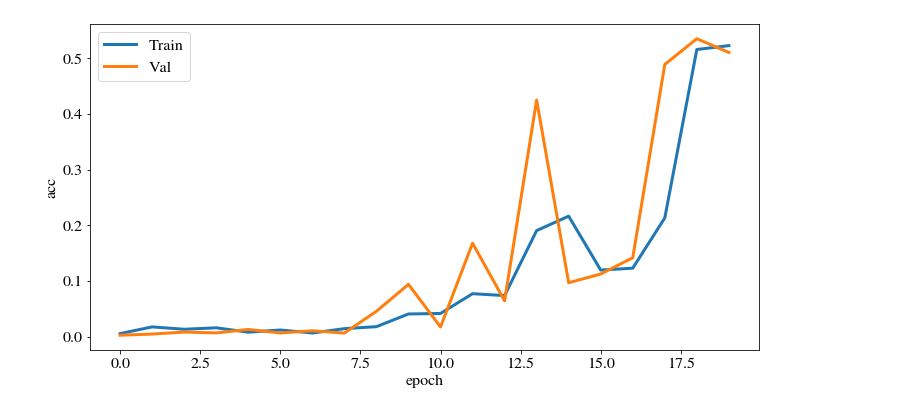
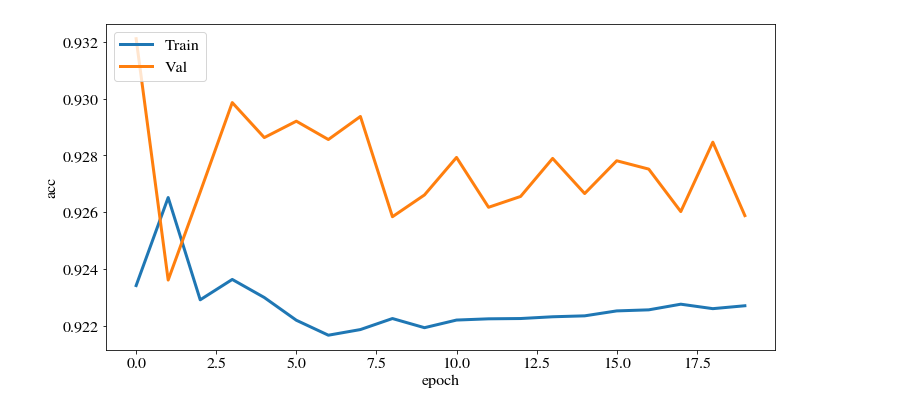
Before and after one commit to bdelorme/RainfallNowcasting, a Jupyter notebook: MovingMNIST/seq_convLSTM.ipynb, the cells around one changed output. Drawn from its saved outputs; the diff is of its cells as text; code cells hidden in the pictures.

```diff
--- a/MovingMNIST/seq_convLSTM.ipynb
+++ b/MovingMNIST/seq_convLSTM.ipynb
@@ -91,7 +61,6 @@ data = data[:Nsample, :, :, :] # reduce memory and compute requirements by selec
 data = np.expand_dims(data, -1) # add channel dimension for tf handling (channel=1, ie grayscale)
 data = data/np.amax(data) # minmax normalize data
 data = tf.cast(data, tf.float32) # convert to float32 for tf handling
-data = shape_to_patch(data, Npatch) # put into patches
 N, F, H, W, C = data.shape # save dims
 print('(instance, frame, height, width, channel) = '+str(data.shape))
 print('min value = '+str(np.amin(data)))
@@ -105,11 +74,11 @@ max value = 1.0
 # Create Input/output dataset:
 # previous frame (X_t-1) is used as input to predict next frame (y_t)
 #
-def shift_data(data, cutoff):
+def make_train_data(data, cutoff):
   X = data[:, :cutoff, :, :, :]
-  y = data[:, 1:cutoff+1, :, :, :]
+  y = data[:, cutoff, :, :, :]
   return X, y
-X, y = shift_data(data, Ninput)
+X, y = make_train_data(data, Ninput)
 print("X is:", X.shape)
 print("y is:", y.shape)
 # %% [output]
@@ -140,15 +130,13 @@ model = model_init()
 # Build optimizer
 model.compile(optimizer=tf.keras.optimizers.Adam(),
               loss=loss,
-              metrics=['acc', 'binary_accuracy', 'cosine_similarity',
-                       'binary_crossentropy', 'logcosh', 'mae', 'mse',
+              metrics=['acc', 'mse', 'binary_crossentropy', ssim, psnr, cor,
+                       tf.keras.metrics.Precision(name='prec'),
+                       tf.keras.metrics.Recall(name='recall'),
                        tf.keras.metrics.FalseNegatives(name='FN'),
                        tf.keras.metrics.FalsePositives(name='FP'),
                        tf.keras.metrics.TrueNegatives(name='TN'),
-                       tf.keras.metrics.TruePositives(name='TP'),
-                       tf.keras.metrics.Precision(name='prec'),
-                       tf.keras.metrics.Recall(name='recall'),
-                       ssim, psnr, cor])
+                       tf.keras.metrics.TruePositives(name='TP')])
 # Fit the model
 history = model.fit(X, y, batch_size=8, epochs=20, validation_split=0.1)
 # %% [output]
@@ -177,7 +165,7 @@ plt.ylabel('loss')
 plt.xlabel('epoch')
 plt.legend(loc='upper left')
 plt.savefig('loss.png')
-files.download('loss.png')
+#files.download('loss.png')
 #
 plt.figure(figsize=(12,6))
 plt.plot(history.history['acc'], label='Train')
@@ -186,25 +174,7 @@ plt.ylabel('acc')
 plt.xlabel('epoch')
 plt.legend(loc='upper left')
 plt.savefig('acc.png')
-files.download('acc.png')
-#
-plt.figure(figsize=(12,6))
-plt.plot(history.history['binary_accuracy'], label='Train')
-plt.plot(history.history['val_binary_accuracy'], label='Val')
-plt.ylabel('binary_accuracy')
-plt.xlabel('epoch')
-plt.legend(loc='upper left')
-plt.savefig('binary_accuracy.png')
-files.download('binary_accuracy.png')
-#
-plt.figure(figsize=(12,6))
-plt.plot(history.history['cosine_similarity'], label='Train')
-plt.plot(history.history['val_cosine_similarity'], label='Val')
-plt.ylabel('cosine_similarity')
-plt.xlabel('epoch')
-plt.legend(loc='upper left')
-plt.savefig('cosine_similarity.png')
-files.download('cosine_similarity.png')
+#files.download('acc.png')
 #
 plt.figure(figsize=(12,6))
 plt.plot(history.history['binary_crossentropy'], label='Train')
@@ -213,16 +183,7 @@ plt.ylabel('binary_crossentropy')
 plt.xlabel('epoch')
 plt.legend(loc='upper left')
 plt.savefig('binary_crossentropy.png')
-files.download('binary_crossentropy.png')
-#
-plt.figure(figsize=(12,6))
-plt.plot(history.history['logcosh'], label='Train')
-plt.plot(history.history['val_logcosh'], label='Val')
-plt.ylabel('logcosh')
-plt.xlabel('epoch')
-plt.legend(loc='upper left')
-plt.savefig('logcosh.png')
-files.download('logcosh.png')
+#files.download('binary_crossentropy.png')
 #
 plt.figure(figsize=(12,6))
 plt.plot(history.history['mse'], label='Train')
@@ -231,16 +192,7 @@ plt.ylabel('mse')
 plt.xlabel('epoch')
 plt.legend(loc='upper left')
 plt.savefig('mse.png')
-files.download('mse.png')
-#
-plt.figure(figsize=(12,6))
-plt.plot(history.history['mae'], label='Train')
-plt.plot(history.history['val_mae'], label='Val')
-plt.ylabel('mae')
-plt.xlabel('epoch')
-plt.legend(loc='upper left')
-plt.savefig('mae.png')
-files.download('mae.png')
+#files.download('mse.png')
 #
 plt.figure(figsize=(12,6))
 plt.plot(history.history['prec'], label='Train')
@@ -249,7 +201,7 @@ plt.ylabel('prec')
 plt.xlabel('epoch')
 plt.legend(loc='upper left')
 plt.savefig('prec.png')
-files.download('prec.png')
+#files.download('prec.png')
 #
 plt.figure(figsize=(12,6))
 plt.plot(history.history['recall'], label='Train')
@@ -258,7 +210,7 @@ plt.ylabel('recall')
 plt.xlabel('epoch')
 plt.legend(loc='upper left')
 plt.savefig('recall.png')
-files.download('recall.png')
+#files.download('recall.png')
 #
 plt.figure(figsize=(12,6))
 plt.plot(history.history['ssim'], label='Train')
@@ -267,7 +219,7 @@ plt.ylabel('ssim')
 plt.xlabel('epoch')
 plt.legend(loc='upper left')
 plt.savefig('ssim.png')
-files.download('ssim.png')
+#files.download('ssim.png')
 #
 plt.figure(figsize=(12,6))
 plt.plot(history.history['psnr'], label='Train')
@@ -276,7 +228,7 @@ plt.ylabel('psnr')
 plt.xlabel('epoch')
 plt.legend(loc='upper left')
 plt.savefig('psnr.png')
-files.download('psnr.png')
+#files.download('psnr.png')
 #
 plt.figure(figsize=(12,6))
 plt.plot(history.history['cor'], label='Train')
@@ -285,7 +237,7 @@ plt.ylabel('cor')
 plt.xlabel('epoch')
 plt.legend(loc='upper left')
 plt.savefig('cor.png')
-files.download('cor.png')
+#files.download('cor.png')
 #
 plt.figure(figsize=(12,6))
 plt.plot(history.history['FN'], label='Train')
@@ -294,7 +246,7 @@ plt.ylabel('FN')
 plt.xlabel('epoch')
 plt.legend(loc='upper left')
 plt.savefig('FN.png')
-files.download('FN.png')
+#files.download('FN.png')
 #
 plt.figure(figsize=(12,6))
 plt.plot(history.history['FP'], label='Train')
@@ -303,7 +255,7 @@ plt.ylabel('FP')
 plt.xlabel('epoch')
 plt.legend(loc='upper left')
 plt.savefig('FP.png')
-files.download('FP.png')
+#files.download('FP.png')
 #
 plt.figure(figsize=(12,6))
 plt.plot(history.history['TN'], label='Train')
@@ -312,7 +264,7 @@ plt.ylabel('TN')
 plt.xlabel('epoch')
 plt.legend(loc='upper left')
 plt.savefig('TN.png')
-files.download('TN.png')
+#files.download('TN.png')
 #
 plt.figure(figsize=(12,6))
 plt.plot(history.history['TP'], label='Train')
@@ -321,5 +273,5 @@ plt.ylabel('TP')
 plt.xlabel('epoch')
 plt.legend(loc='upper left')
 plt.savefig('TP.png')
-files.download('TP.png')
+#files.download('TP.png')
 # %% [output]
@@ -327 +279 @@ files.download('TP.png')
-[figure, old version]
+[figure, new version]
```
Also changed, not shown: parts of 12 cells of this notebook, 7 other files.
